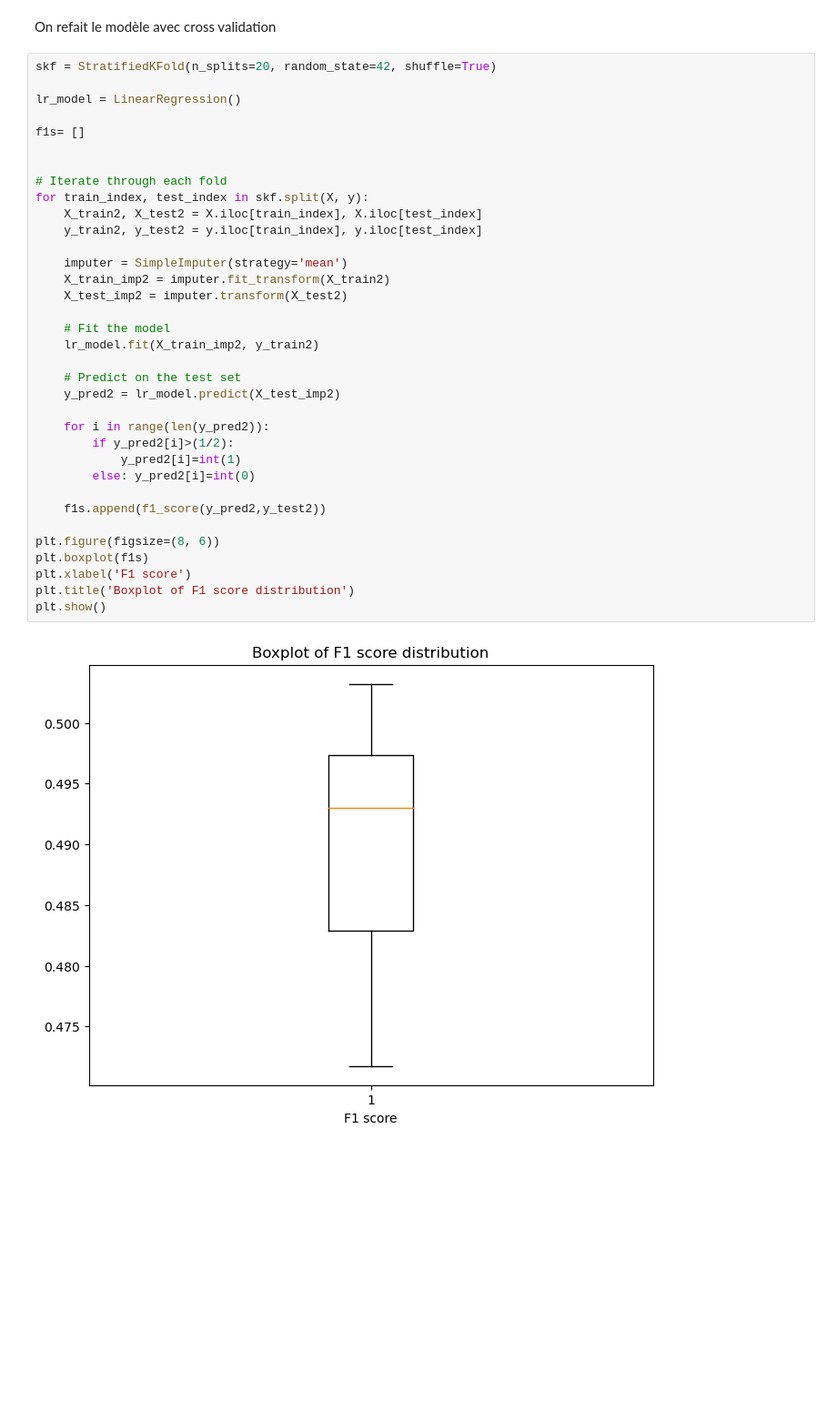
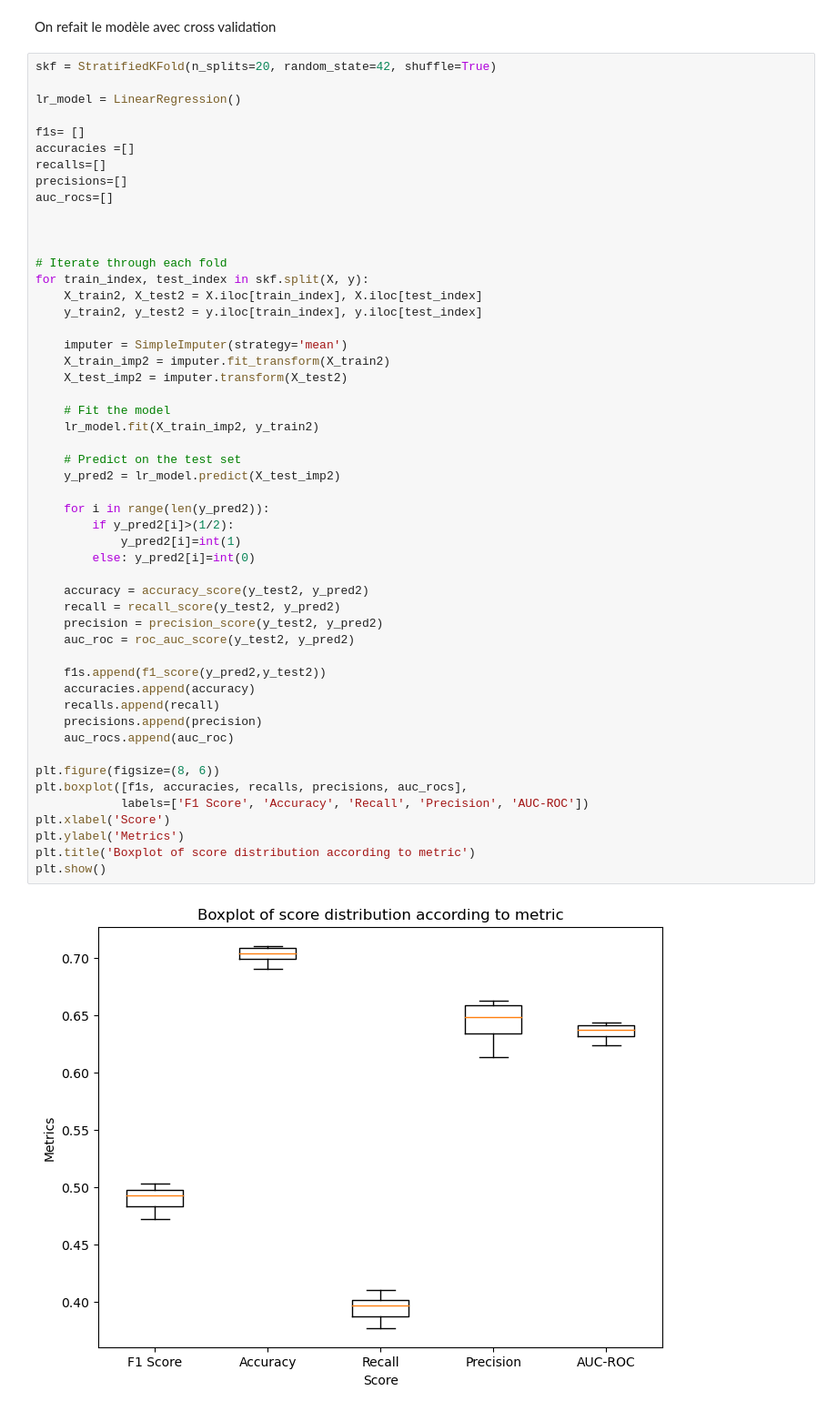
Before and after one commit to solinemignot/statapp_sujet26, a Jupyter notebook: Partie2_ML/ml linéaire/lin.ipynb, the cells around one changed output. Shown at 91% size. Saved outputs shown, nothing was run; the diff lists cells and outputs as text; blank space fills up the shorter version.

Commit message:
boxplots metrics

```diff
--- a/Partie2_ML/ml linéaire/lin.ipynb
+++ b/Partie2_ML/ml linéaire/lin.ipynb
@@ -103,34 +103,50 @@ skf = StratifiedKFold(n_splits=20, random_state=42, shuffle=True)
 lr_model = LinearRegression()
 
 f1s= []
+accuracies =[]
+recalls=[]
+precisions=[]
+auc_rocs=[]
+
 
 
 # Iterate through each fold
 for train_index, test_index in skf.split(X, y):
     X_train2, X_test2 = X.iloc[train_index], X.iloc[test_index]
     y_train2, y_test2 = y.iloc[train_index], y.iloc[test_index]
 
     imputer = SimpleImputer(strategy='mean')
     X_train_imp2 = imputer.fit_transform(X_train2)
     X_test_imp2 = imputer.transform(X_test2)
 
     # Fit the model
     lr_model.fit(X_train_imp2, y_train2)
 
     # Predict on the test set
     y_pred2 = lr_model.predict(X_test_imp2)
 
     for i in range(len(y_pred2)):
         if y_pred2[i]>(1/2):
             y_pred2[i]=int(1)
         else: y_pred2[i]=int(0)
 
+    accuracy = accuracy_score(y_test2, y_pred2)
+    recall = recall_score(y_test2, y_pred2)
+    precision = precision_score(y_test2, y_pred2)
+    auc_roc = roc_auc_score(y_test2, y_pred2)
+
     f1s.append(f1_score(y_pred2,y_test2))
+    accuracies.append(accuracy)
+    recalls.append(recall)
+    precisions.append(precision)
+    auc_rocs.append(auc_roc)
 
 plt.figure(figsize=(8, 6))
-plt.boxplot(f1s)
-plt.xlabel('F1 score')
-plt.title('Boxplot of F1 score distribution')
+plt.boxplot([f1s, accuracies, recalls, precisions, auc_rocs],
+            labels=['F1 Score', 'Accuracy', 'Recall', 'Precision', 'AUC-ROC'])
+plt.xlabel('Score')
+plt.ylabel('Metrics')
+plt.title('Boxplot of score distribution according to metric')
 plt.show()
 # %% [output]
-[figure, old version]
+[figure, new version]
```
Also changed, not shown: parts of 1 cell of this notebook, 5 other files.
